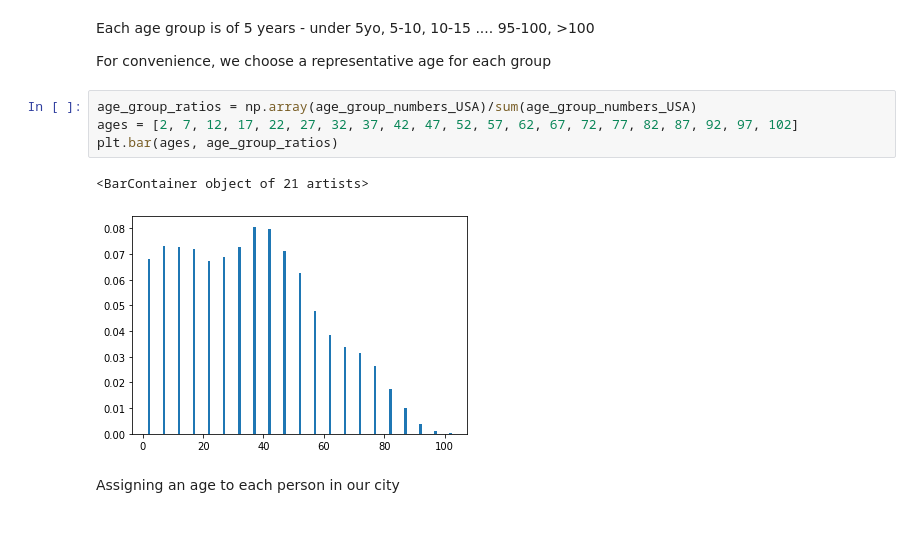
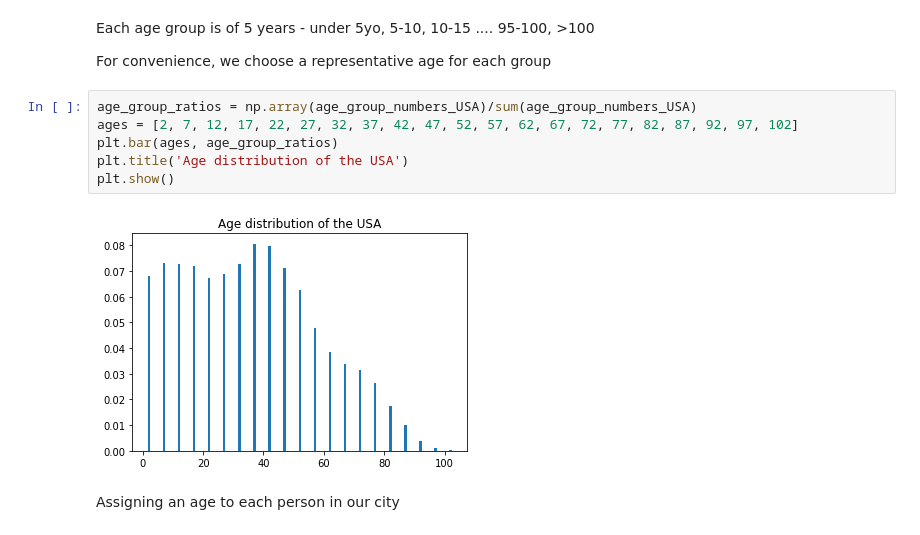
Before and after one commit to deepak987/contagious_disease_sim, a Jupyter notebook: infection_sim.ipynb, the cells around one changed output. Cells and saved outputs as stored; diff of their text form.

```diff
--- a/infection_sim.ipynb
+++ b/infection_sim.ipynb
@@ -43,10 +49,11 @@ For convenience, we choose a representative age for each group
 # %%
 age_group_ratios = np.array(age_group_numbers_USA)/sum(age_group_numbers_USA)
 ages = [2, 7, 12, 17, 22, 27, 32, 37, 42, 47, 52, 57, 62, 67, 72, 77, 82, 87, 92, 97, 102]
 plt.bar(ages, age_group_ratios)
+plt.title('Age distribution of the USA')
+plt.show()
 # %% [output]
-<BarContainer object of 21 artists>
-[figure, old version]
+[figure, new version]
 # %% [markdown]
 Assigning an age to each person in our city
 # %%
```
Also changed, not shown: parts of 27 cells of this notebook.
